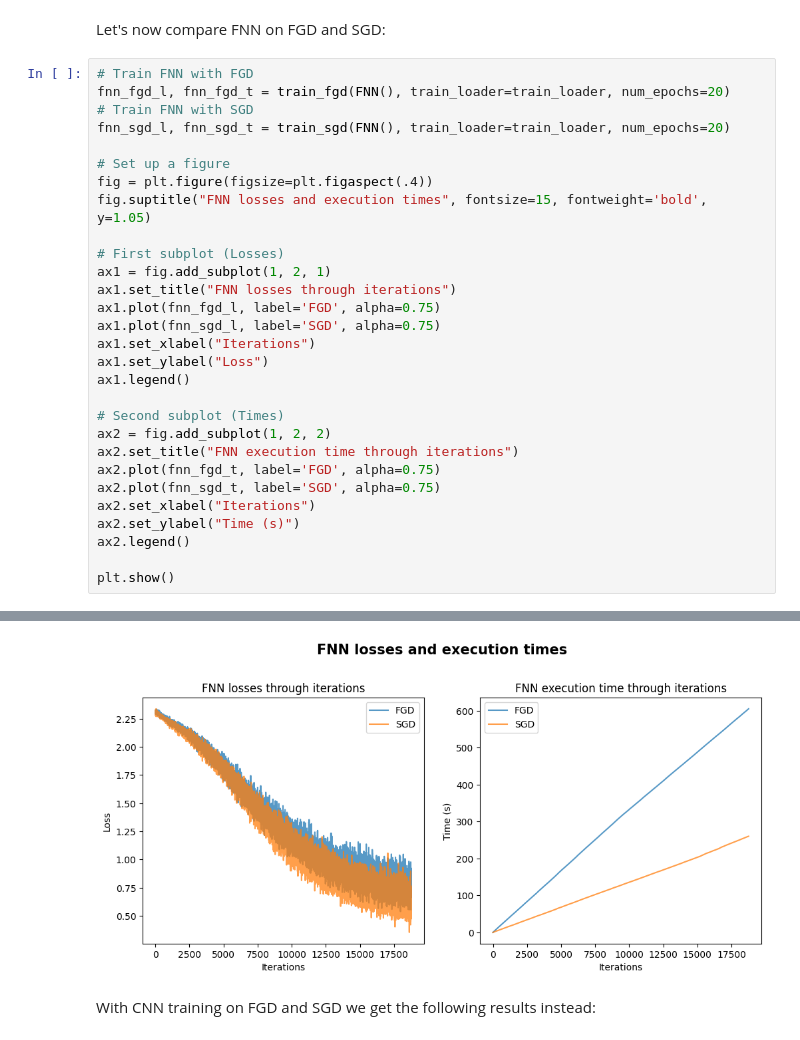
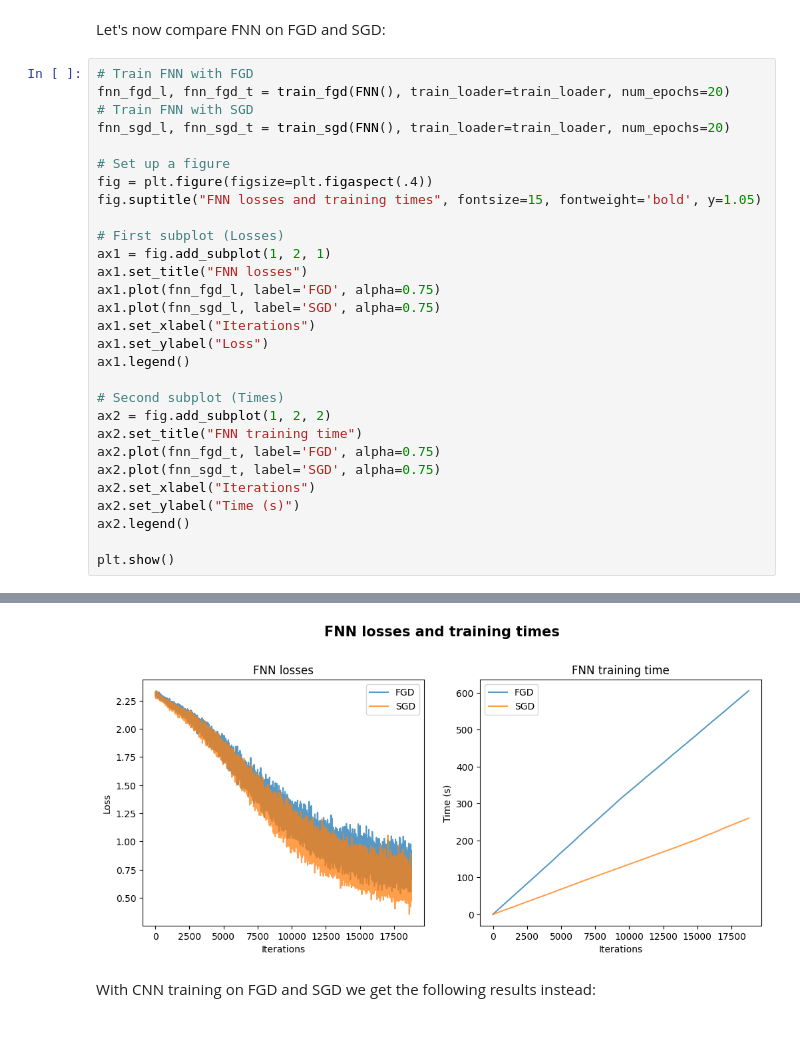
Before and after one commit to luigi-ga/GradientsWithoutBackpropagation, a Jupyter notebook: fwdgrad.ipynb, the cells around one changed output, grey strips where cells are left out. Drawn from its saved outputs; the diff is of its cells as text.

```diff
--- a/fwdgrad.ipynb
+++ b/fwdgrad.ipynb
@@ -333,11 +333,11 @@ fnn_sgd_l, fnn_sgd_t = train_sgd(FNN(), train_loader=train_loader, num_epochs=20
 
 # Set up a figure
 fig = plt.figure(figsize=plt.figaspect(.4))
-fig.suptitle("FNN losses and execution times", fontsize=15, fontweight='bold', y=1.05)
+fig.suptitle("FNN losses and training times", fontsize=15, fontweight='bold', y=1.05)
 
 # First subplot (Losses)
 ax1 = fig.add_subplot(1, 2, 1)
-ax1.set_title("FNN losses through iterations")
+ax1.set_title("FNN losses")
 ax1.plot(fnn_fgd_l, label='FGD', alpha=0.75)
 ax1.plot(fnn_sgd_l, label='SGD', alpha=0.75)
 ax1.set_xlabel("Iterations")
@@ -346,7 +346,7 @@ ax1.legend()
 
 # Second subplot (Times)
 ax2 = fig.add_subplot(1, 2, 2)
-ax2.set_title("FNN execution time through iterations")
+ax2.set_title("FNN training time")
 ax2.plot(fnn_fgd_t, label='FGD', alpha=0.75)
 ax2.plot(fnn_sgd_t, label='SGD', alpha=0.75)
 ax2.set_xlabel("Iterations")
@@ -375,4 +358,4 @@ Finished SGD Training
-[figure, old version]
+[figure, new version]
 # %% [markdown]
 With CNN training on FGD and SGD we get the following results instead:
 # %%
```
Also changed, not shown: parts of 2 cells of this notebook.
